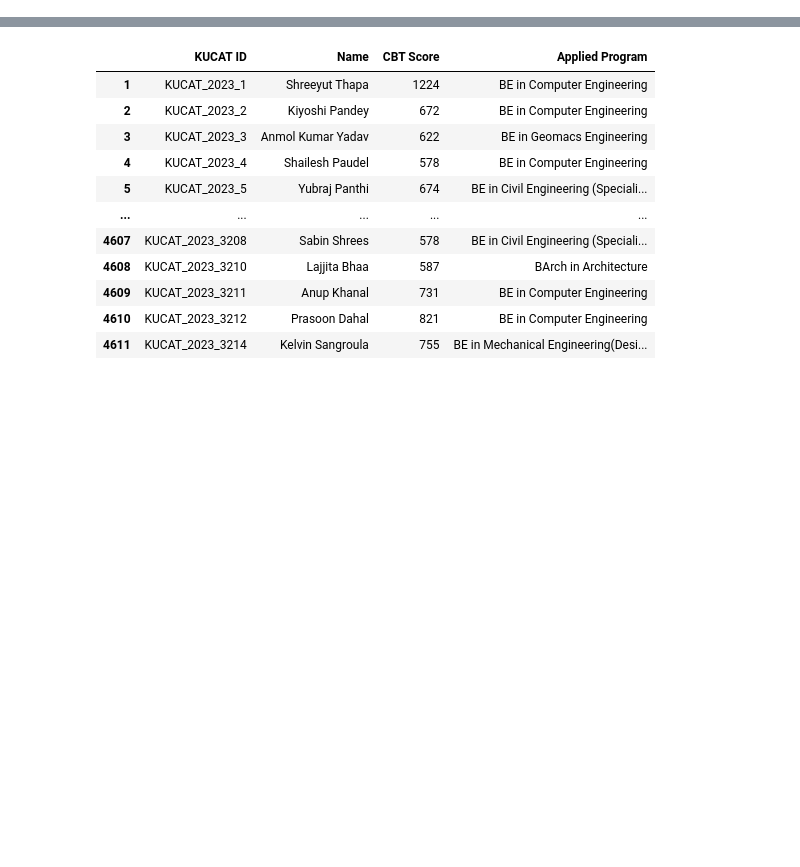
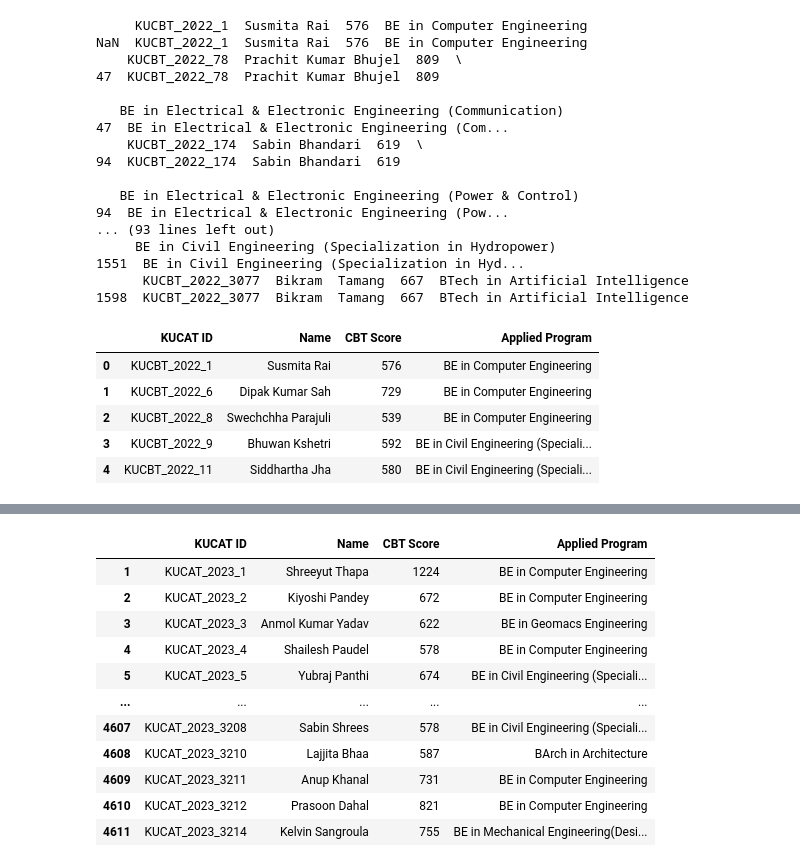
Before and after one commit to abiral-adhikari/CBTAnalysis, a Jupyter notebook: rank.ipynb, the cells around one changed output, grey strips where cells are left out. Drawn from its saved outputs; the diff is of its cells as text; code cells hidden in the pictures; blank space fills up the shorter version.

```diff
--- a/rank.ipynb
+++ b/rank.ipynb
@@ -75,4 +109,29 @@ def load(filename):
 # %%
 # df=load("./PDFs/CBT2022.pdf")
 df=tabulaload("./PDFs/CBT2022.pdf",36)
+df.head()
+# %% [output]
+     KUCBT_2022_1  Susmita Rai  576  BE in Computer Engineering
+NaN  KUCBT_2022_1  Susmita Rai  576  BE in Computer Engineering
+    KUCBT_2022_78  Prachit Kumar Bhujel  809  \
+47  KUCBT_2022_78  Prachit Kumar Bhujel  809
+
+   BE in Electrical & Electronic Engineering (Communication)
+47  BE in Electrical & Electronic Engineering (Com...
+    KUCBT_2022_174  Sabin Bhandari  619  \
+94  KUCBT_2022_174  Sabin Bhandari  619
+
+   BE in Electrical & Electronic Engineering (Power & Control)
+94  BE in Electrical & Electronic Engineering (Pow...
+... (93 lines left out)
+     BE in Civil Engineering (Specialization in Hydropower)
+1551  BE in Civil Engineering (Specialization in Hyd...
+      KUCBT_2022_3077  Bikram  Tamang  667  BTech in Artificial Intelligence
+1598  KUCBT_2022_3077  Bikram  Tamang  667  BTech in Artificial Intelligence
+|  | KUCAT ID | Name | CBT Score | Applied Program |
+| 0 | KUCBT_2022_1 | Susmita Rai | 576 | BE in Computer Engineering |
+| 1 | KUCBT_2022_6 | Dipak Kumar Sah | 729 | BE in Computer Engineering |
+| 2 | KUCBT_2022_8 | Swechchha Parajuli | 539 | BE in Computer Engineering |
+| 3 | KUCBT_2022_9 | Bhuwan Kshetri | 592 | BE in Civil Engineering (Speciali... |
+| 4 | KUCBT_2022_11 | Siddhartha Jha | 580 | BE in Civil Engineering (Speciali... |
 # %%
```
Also changed, not shown: parts of 6 cells of this notebook.
